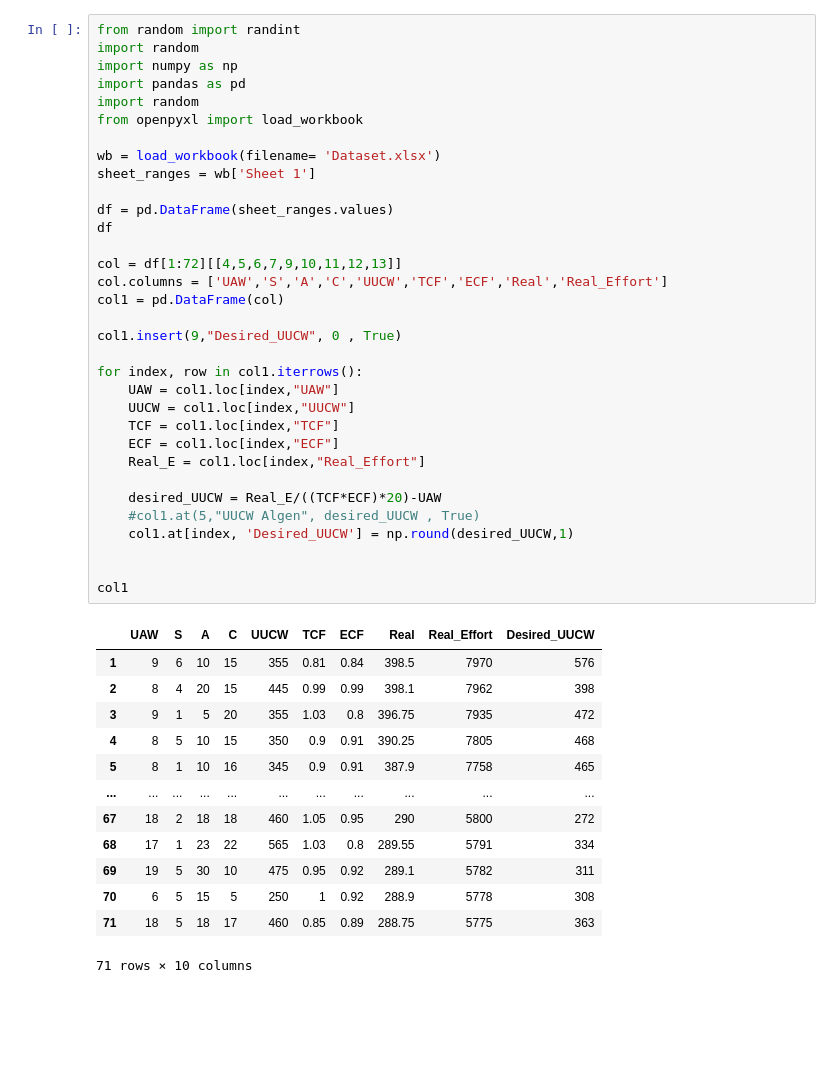
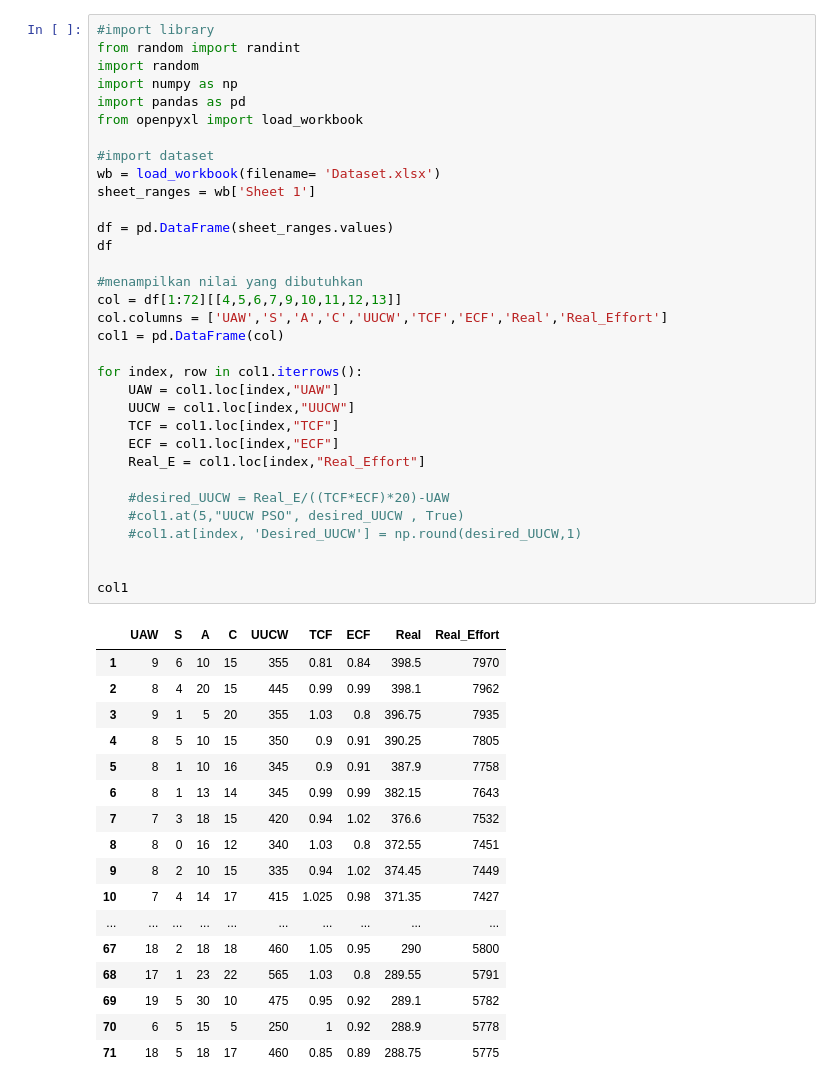
Before and after one commit to shoofian/optimasi-ucp, a Jupyter notebook: PSO 2.1 (Auto Data).ipynb, the cells around one changed output. Saved outputs shown, nothing was run; the diff lists cells and outputs as text; blank space fills up the shorter version.

```diff
--- a/PSO 2.1 (Auto Data).ipynb
+++ b/PSO 2.1 (Auto Data).ipynb
@@ -1,50 +1,54 @@
 # %%
+#import library
 from random import randint
 import random
 import numpy as np
 import pandas as pd
-import random
 from openpyxl import load_workbook
 
+#import dataset
 wb = load_workbook(filename= 'Dataset.xlsx')
 sheet_ranges = wb['Sheet 1']
 
 df = pd.DataFrame(sheet_ranges.values)
 df
 
+#menampilkan nilai yang dibutuhkan
 col = df[1:72][[4,5,6,7,9,10,11,12,13]]
 col.columns = ['UAW','S','A','C','UUCW','TCF','ECF','Real','Real_Effort']
 col1 = pd.DataFrame(col)
-
-col1.insert(9,"Desired_UUCW", 0 , True)
 
 for index, row in col1.iterrows():
     UAW = col1.loc[index,"UAW"]
     UUCW = col1.loc[index,"UUCW"]
     TCF = col1.loc[index,"TCF"]
     ECF = col1.loc[index,"ECF"]
     Real_E = col1.loc[index,"Real_Effort"]
 
-    desired_UUCW = Real_E/((TCF*ECF)*20)-UAW
-    #col1.at(5,"UUCW Algen", desired_UUCW , True)
-    col1.at[index, 'Desired_UUCW'] = np.round(desired_UUCW,1)
+    #desired_UUCW = Real_E/((TCF*ECF)*20)-UAW
+    #col1.at(5,"UUCW PSO", desired_UUCW , True)
+    #col1.at[index, 'Desired_UUCW'] = np.round(desired_UUCW,1)
 
 
 col1
 # %% [output]
-|  | UAW | S | A | C | UUCW | TCF | ECF | Real | Real_Effort | Desired_UUCW |
-| 1 | 9 | 6 | 10 | 15 | 355 | 0.81 | 0.84 | 398.5 | 7970 | 576 |
-| 2 | 8 | 4 | 20 | 15 | 445 | 0.99 | 0.99 | 398.1 | 7962 | 398 |
-| 3 | 9 | 1 | 5 | 20 | 355 | 1.03 | 0.8 | 396.75 | 7935 | 472 |
-| 4 | 8 | 5 | 10 | 15 | 350 | 0.9 | 0.91 | 390.25 | 7805 | 468 |
-| 5 | 8 | 1 | 10 | 16 | 345 | 0.9 | 0.91 | 387.9 | 7758 | 465 |
-| ... | ... | ... | ... | ... | ... | ... | ... | ... | ... | ... |
-| 67 | 18 | 2 | 18 | 18 | 460 | 1.05 | 0.95 | 290 | 5800 | 272 |
-| 68 | 17 | 1 | 23 | 22 | 565 | 1.03 | 0.8 | 289.55 | 5791 | 334 |
-| 69 | 19 | 5 | 30 | 10 | 475 | 0.95 | 0.92 | 289.1 | 5782 | 311 |
-| 70 | 6 | 5 | 15 | 5 | 250 | 1 | 0.92 | 288.9 | 5778 | 308 |
-| 71 | 18 | 5 | 18 | 17 | 460 | 0.85 | 0.89 | 288.75 | 5775 | 363 |
+|  | UAW | S | A | C | UUCW | TCF | ECF | Real | Real_Effort |
+| 1 | 9 | 6 | 10 | 15 | 355 | 0.81 | 0.84 | 398.5 | 7970 |
+| 2 | 8 | 4 | 20 | 15 | 445 | 0.99 | 0.99 | 398.1 | 7962 |
+| 3 | 9 | 1 | 5 | 20 | 355 | 1.03 | 0.8 | 396.75 | 7935 |
+| 4 | 8 | 5 | 10 | 15 | 350 | 0.9 | 0.91 | 390.25 | 7805 |
+| 5 | 8 | 1 | 10 | 16 | 345 | 0.9 | 0.91 | 387.9 | 7758 |
+| 6 | 8 | 1 | 13 | 14 | 345 | 0.99 | 0.99 | 382.15 | 7643 |
+| 7 | 7 | 3 | 18 | 15 | 420 | 0.94 | 1.02 | 376.6 | 7532 |
+| 8 | 8 | 0 | 16 | 12 | 340 | 1.03 | 0.8 | 372.55 | 7451 |
+| 9 | 8 | 2 | 10 | 15 | 335 | 0.94 | 1.02 | 374.45 | 7449 |
+| 10 | 7 | 4 | 14 | 17 | 415 | 1.025 | 0.98 | 371.35 | 7427 |
+| ... | ... | ... | ... | ... | ... | ... | ... | ... | ... |
+| 67 | 18 | 2 | 18 | 18 | 460 | 1.05 | 0.95 | 290 | 5800 |
+| 68 | 17 | 1 | 23 | 22 | 565 | 1.03 | 0.8 | 289.55 | 5791 |
+| 69 | 19 | 5 | 30 | 10 | 475 | 0.95 | 0.92 | 289.1 | 5782 |
+| 70 | 6 | 5 | 15 | 5 | 250 | 1 | 0.92 | 288.9 | 5778 |
+| 71 | 18 | 5 | 18 | 17 | 460 | 0.85 | 0.89 | 288.75 | 5775 |
-71 rows × 10 columns
 # %%
 all_results = []
 loop = 1000
```
Also changed, not shown: parts of 2 cells of this notebook.
